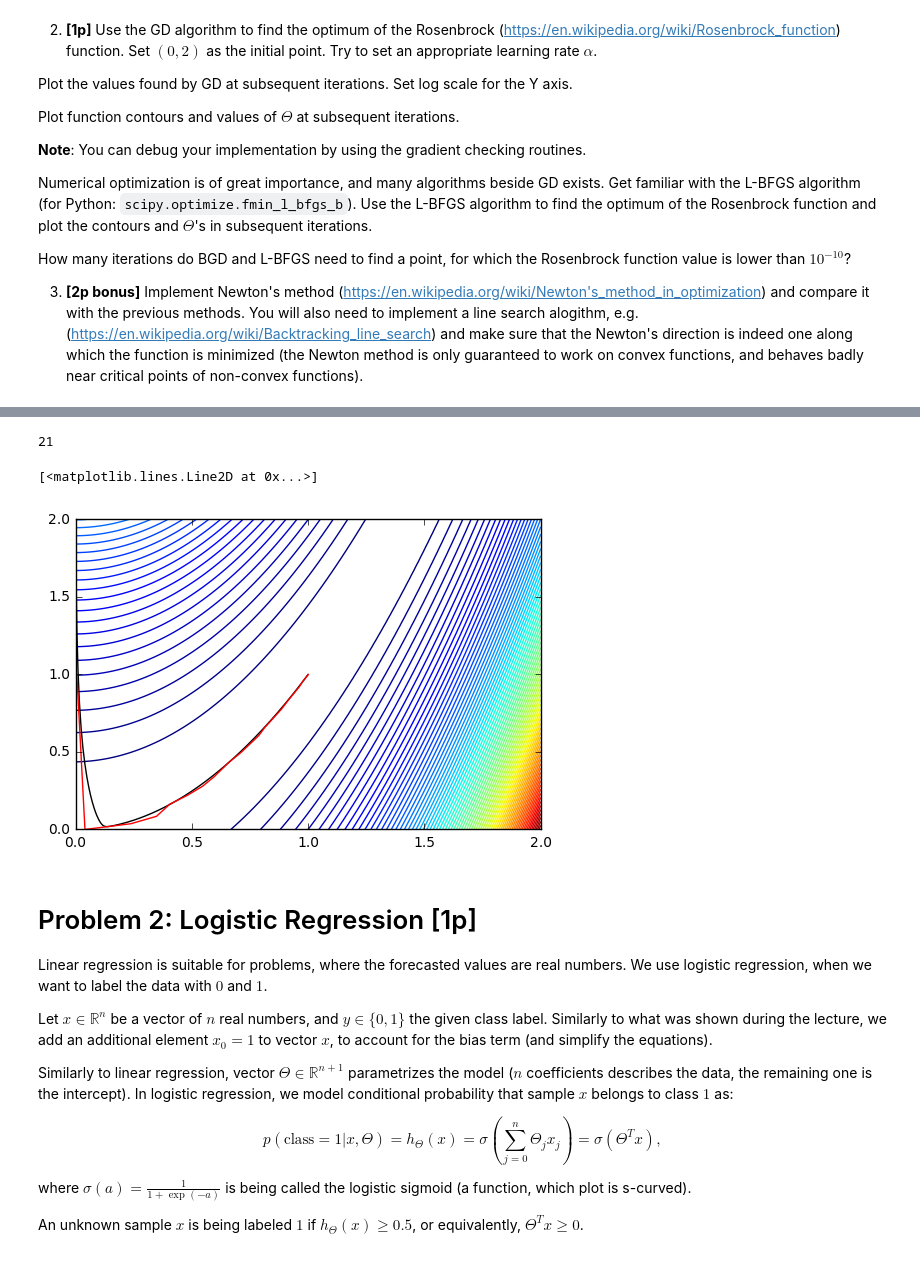
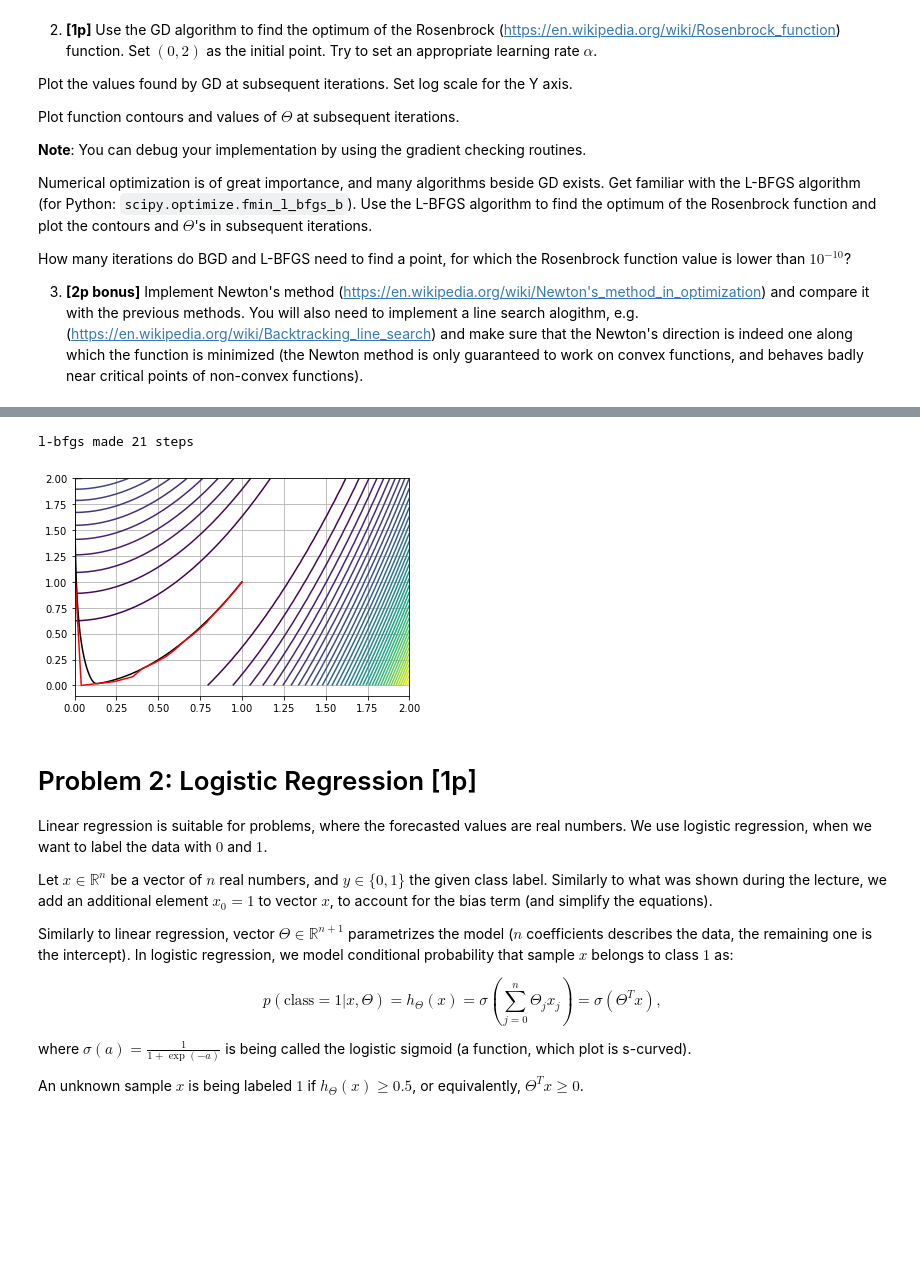
Before and after one commit to eilice/nn, a Jupyter notebook: assignment3/Assignment3.ipynb, the cells around one changed output, grey strips where cells are left out. Saved outputs shown, nothing was run; the diff lists cells and outputs as text; code cells hidden in the pictures; blank space fills up the shorter version.

```diff
--- a/assignment3/Assignment3.ipynb
+++ b/assignment3/Assignment3.ipynb
@@ -194,16 +221,25 @@ def save_hist(x):
     lbfsg_hist.append(np.array(x))
 
 x_start = [0.,2.]
-lbfsgb_ret = sopt.fmin_l_bfgs_b(TODO, callback=save_hist)
+lbfsgb_ret = sopt.fmin_l_bfgs_b(rosenbrock, X0, callback=save_hist)
 
 #
 # TODO: make a conour plot, show points considered by l_bfsgb algorithm and by gradient descent.
 # How many steps did l-bfgs take to optimize the Rosenbrock function?
 #
+print "l-bfgs made %d steps" % lbfsgb_ret[2]["nit"]
 # %% [output]
-21
+l-bfgs made 21 steps
-[<matplotlib.lines.Line2D at 0x...>]
-[figure, removed]
+# %%
+xx, yy = np.meshgrid(np.linspace(0,2), np.linspace(0,2))
+z = rosenbrock_v([xx,yy])
+contour(xx,yy,z,50)
+plot(xs, ys, color="black")
+plot(np.array(lbfsg_hist)[:,0], np.array(lbfsg_hist)[:,1], color="red")
+
+grid(True)
+# %% [output]
+[figure, added]
 # %%
 # Newtod-Raphson Method
 
```
Also changed, not shown: parts of 30 cells of this notebook, 1 other file.
